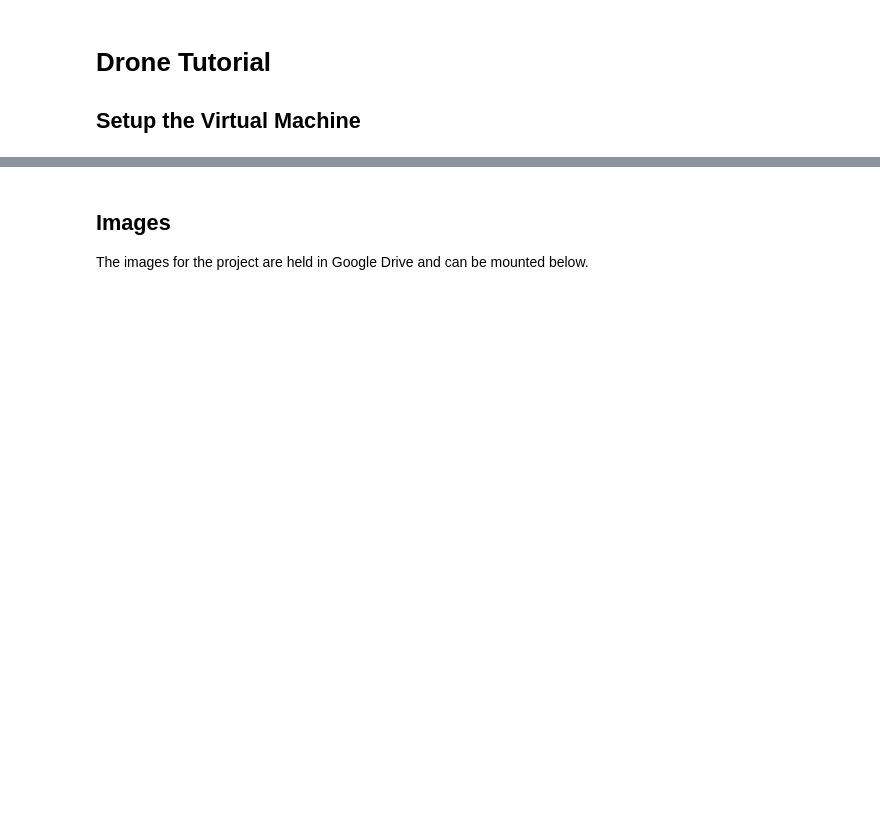
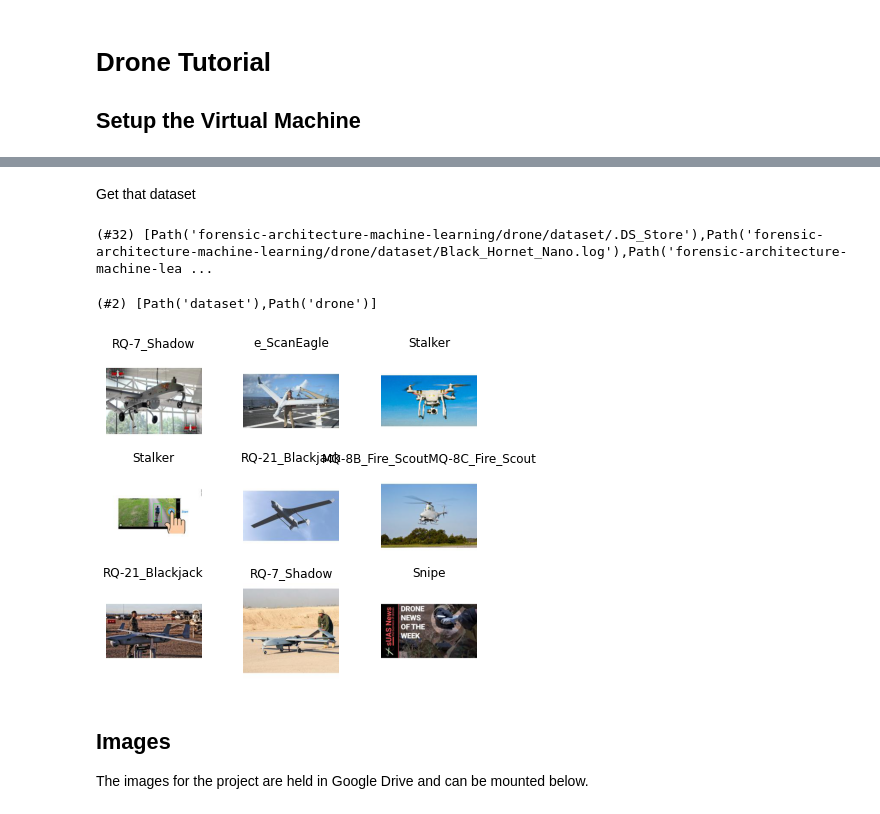
Before and after one commit to frasercrichton/fastai2-learning, a Jupyter notebook: nbs/drone.ipynb, the cells around one changed output, grey strips where cells are left out. Cells and saved outputs as stored; diff of their text form; code cells hidden in the pictures; blank space fills up the shorter version.

```diff
--- a/nbs/drone.ipynb
+++ b/nbs/drone.ipynb
@@ -30,3 +51,25 @@ Successfully installed utils-1.0.1
+# %% [markdown]
+Get that dataset
+# %%
+from fastai2.vision.all import *
+path = Path('forensic-architecture-machine-learning/drone/'); path
+dataset = path/'dataset'; dataset
+dataset.ls()
+# %% [output]
+(#32) [Path('forensic-architecture-machine-learning/drone/dataset/.DS_Store'),Path('forensic-architecture-machine-learning/drone/dataset/Black_Hornet_Nano.log'),Path('forensic-architecture-machine-lea ...
+# %%
+Path.BASE_PATH = path # display all paths relative to dataset root
+path.ls()
+# %% [output]
+(#2) [Path('dataset'),Path('drone')]
+# %%
+fnames = get_image_files(path)
+def label_func(x): return x.parent.name
+dls = ImageDataLoaders.from_path_func(path, fnames, label_func)
+# , item_tfms=Resize(460), bs=bs, batch_tfms=[*aug_transforms(size=224, min_scale=0.75), Normalize.from_stats(*imagenet_stats)]
+dls.show_batch(max_n=9, figsize=(7,6))
+# %% [output]
+[figure, added]
 # %% [markdown]
 
 ## Images
```
Also changed, not shown: parts of 4 cells of this notebook.
